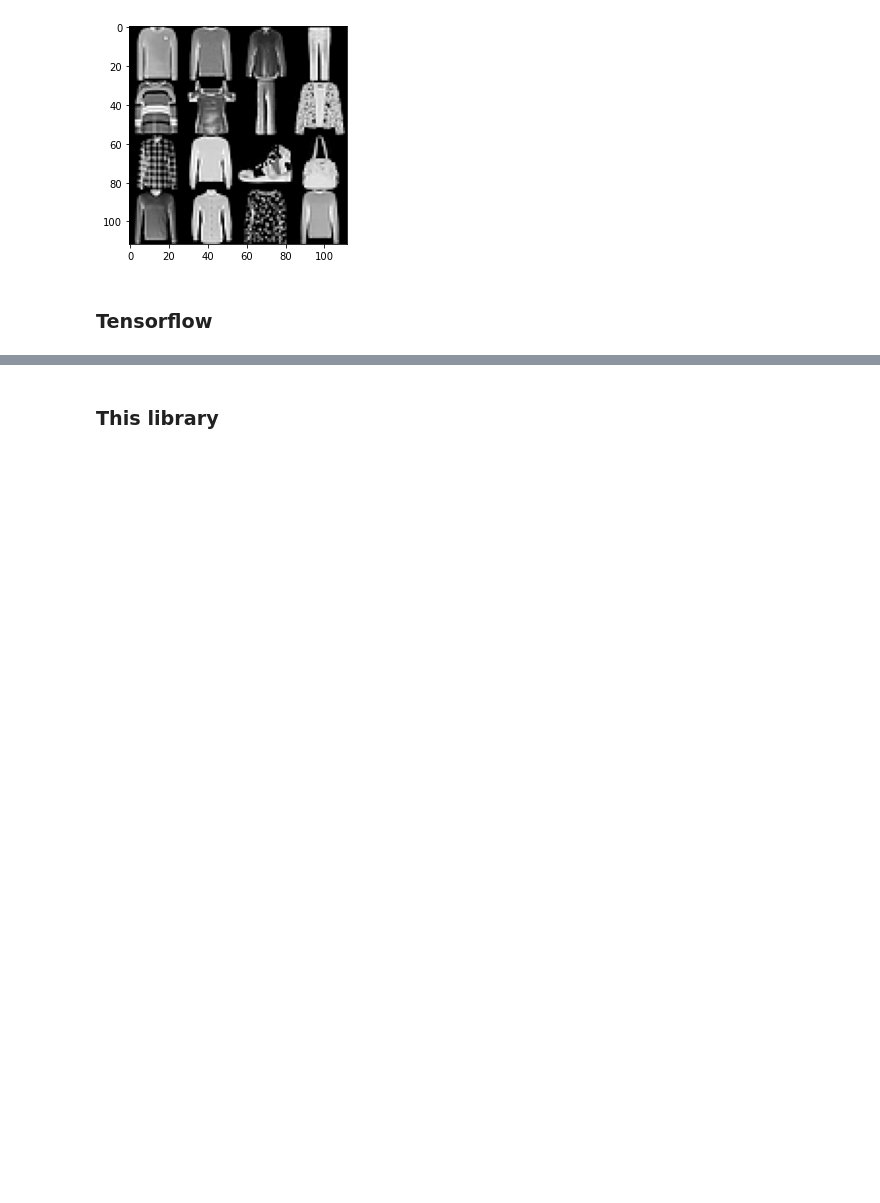
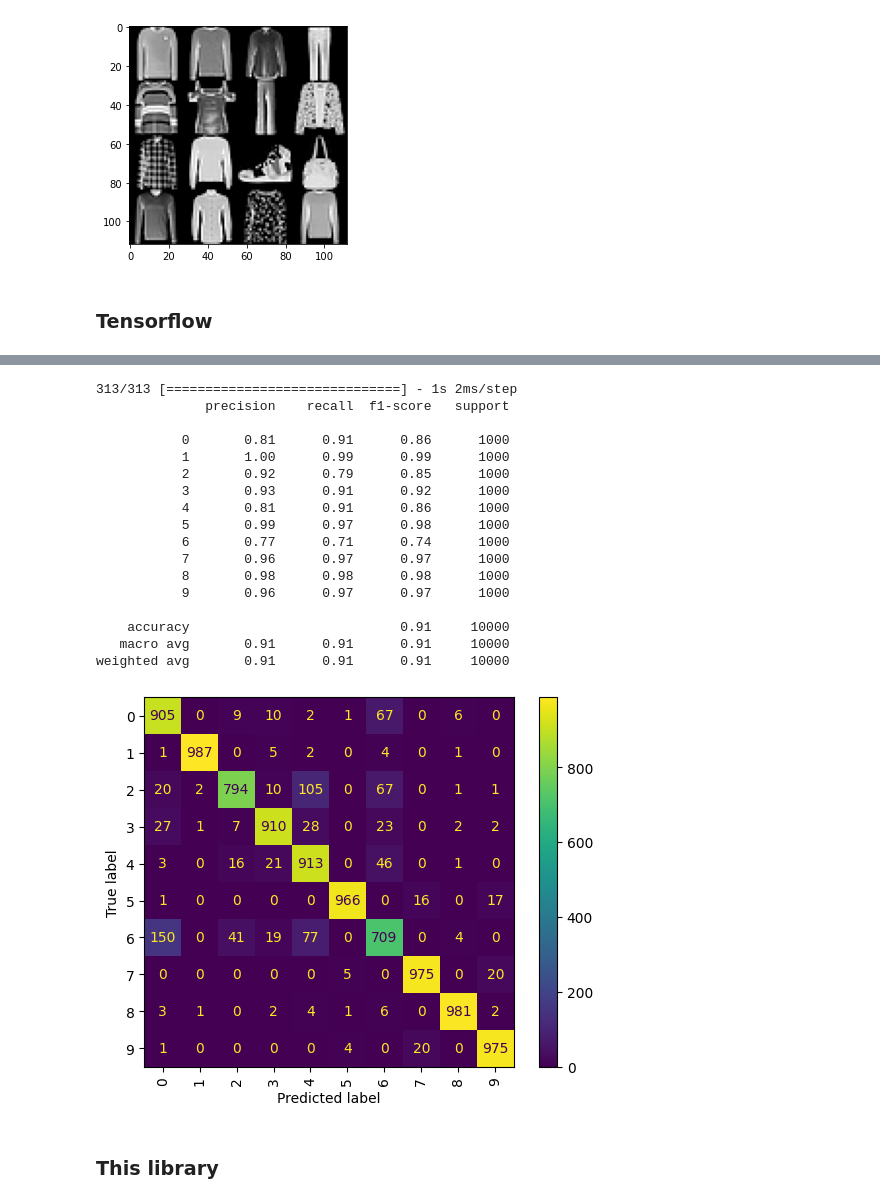
Before and after one commit to klima7/CNN-From-Scratch, a Jupyter notebook: dataset_test.ipynb, the cells around one changed output, grey strips where cells are left out. Drawn from its saved outputs; the diff is of its cells as text; code cells hidden in the pictures; blank space fills up the shorter version.

```diff
--- a/dataset_test.ipynb
+++ b/dataset_test.ipynb
@@ -66,3 +68,22 @@ plot_random_images(fmnist['train']['x'])
 [figure]
 # %% [markdown]
 ### Tensorflow
+# %%
+tf_model_fmnist = keras.models.Sequential([
+    tf_layers.InputLayer((28, 28, 1)),
+    tf_layers.Conv2D(32, 3, padding='same', activation='relu'),
+    tf_layers.MaxPooling2D(),
+    tf_layers.Conv2D(32, 3, padding='same', activation='relu'),
+    tf_layers.MaxPooling2D(),
+    tf_layers.Conv2D(64, 3, padding='same', activation='relu'),
+    tf_layers.MaxPooling2D(),
+    tf_layers.Conv2D(128, 3, padding='same', activation='relu'),
+    tf_layers.Flatten(),
+    tf_layers.Dense(512, activation='relu'),
+    tf_layers.Dropout(0.5),
+    tf_layers.Dense(128, activation='relu'),
+    tf_layers.Dropout(0.5),
+    tf_layers.Dense(10 , activation = 'softmax')
+])
+
+tf_model_fmnist.summary()
@@ -69,3 +157,36 @@ plot_random_images(fmnist['train']['x'])
+# %%
+predictions = tf_model_fmnist.predict(fmnist['test']['x'])
+true_classes = fmnist['test']['y']
+predicted_classes = np.argmax(predictions, axis=1)
+
+report = classification_report(true_classes, predicted_classes)
+cm = confusion_matrix(true_classes, predicted_classes)
+
+print(report)
+ConfusionMatrixDisplay.from_predictions(
+    true_classes,
+    predicted_classes,
+    xticks_rotation='vertical',
+);
+# %% [output]
+313/313 [==============================] - 1s 2ms/step
+              precision    recall  f1-score   support
+
+           0       0.81      0.91      0.86      1000
+           1       1.00      0.99      0.99      1000
+           2       0.92      0.79      0.85      1000
+           3       0.93      0.91      0.92      1000
+           4       0.81      0.91      0.86      1000
+           5       0.99      0.97      0.98      1000
+           6       0.77      0.71      0.74      1000
+           7       0.96      0.97      0.97      1000
+           8       0.98      0.98      0.98      1000
+           9       0.96      0.97      0.97      1000
+
+    accuracy                           0.91     10000
+   macro avg       0.91      0.91      0.91     10000
+weighted avg       0.91      0.91      0.91     10000
+[figure, added]
 # %% [markdown]
 ### This library
 # %% [markdown]
```
Also changed, not shown: parts of 6 cells of this notebook.
